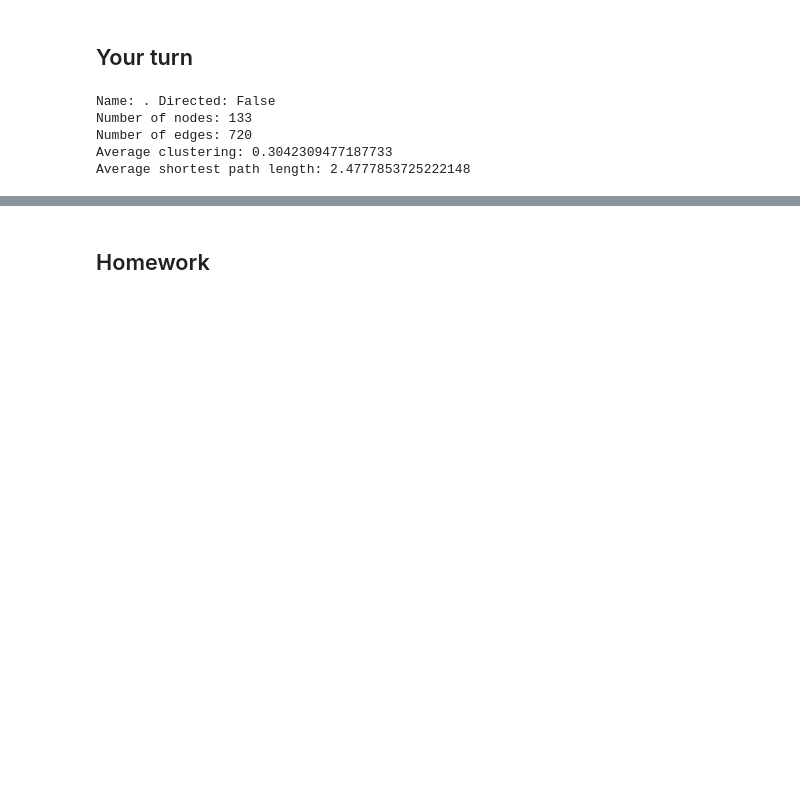
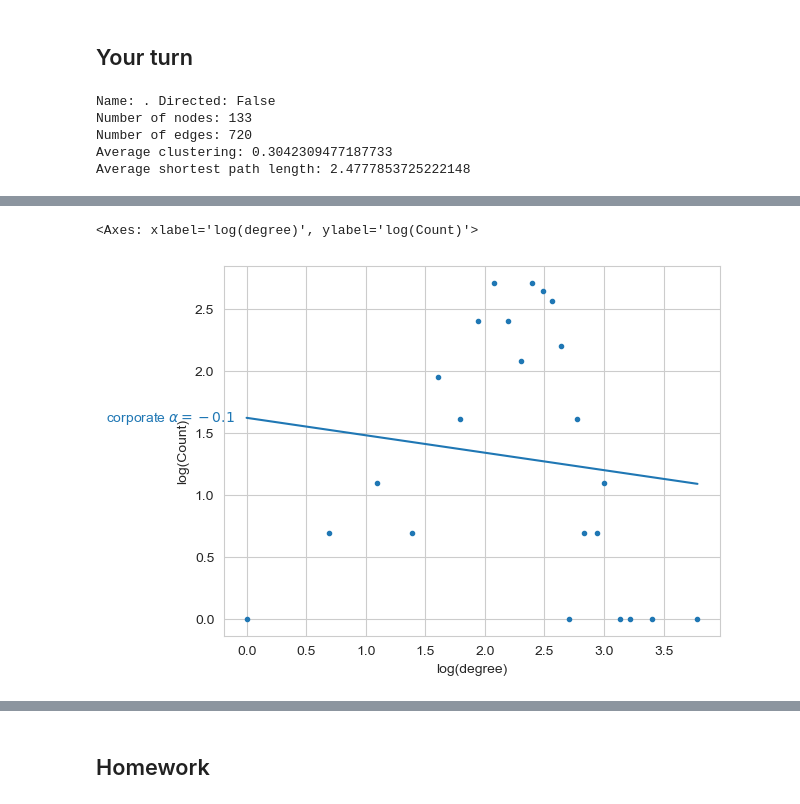
Before and after one commit to bgbg/MLConnectedWorld, a Jupyter notebook: MLConnectedWorldBook/part_01_ch02_degrees_and_distances.ipynb, the cells around one changed output, grey strips where cells are left out. Saved outputs shown, nothing was run; the diff lists cells and outputs as text; code cells hidden in the pictures; blank space fills up the shorter version.

```diff
--- a/MLConnectedWorldBook/part_01_ch02_degrees_and_distances.ipynb
+++ b/MLConnectedWorldBook/part_01_ch02_degrees_and_distances.ipynb
@@ -435,2 +439,6 @@ nx.draw(corp, layout, node_size=10, node_color='C0', edge_color='gray', with_lab
 # %%
 # plot the log-log degree distribution and estimate the slope
+plot_degree_distribiution(corp, 'corporate')
+# %% [output]
+<Axes: xlabel='log(degree)', ylabel='log(Count)'>
+[figure, added]
```
Also changed, not shown: parts of 6 cells of this notebook, 3 other files.
